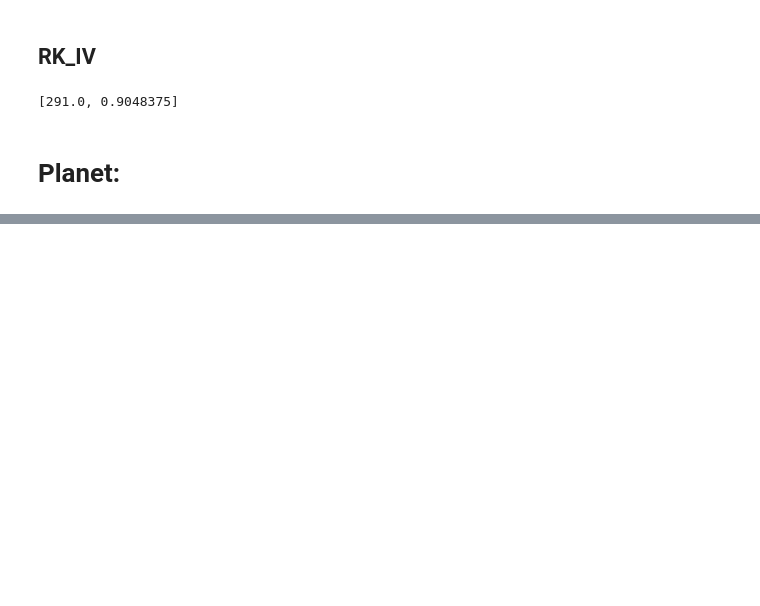
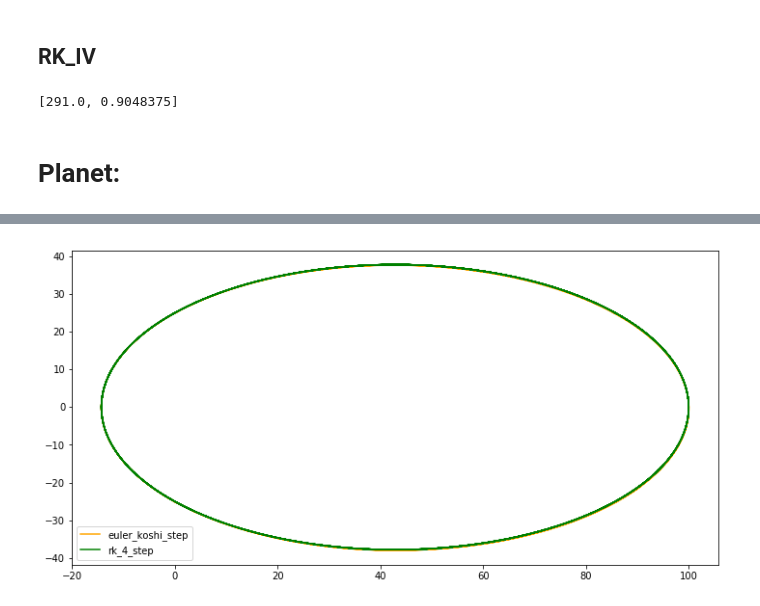
Before and after one commit to Kolsha/data_processing, a Jupyter notebook: 6task.ipynb, the cells around one changed output, grey strips where cells are left out. Drawn from its saved outputs; the diff is of its cells as text; code cells hidden in the pictures; blank space fills up the shorter version.

```diff
--- a/6task.ipynb
+++ b/6task.ipynb
@@ -129,0 +156,11 @@ plt.show()
+# %%
+plt.figure(figsize=(12, 6))
+#plt.plot(e_res_x, e_res_y, color='blue', label='euler_step')
+
+plt.plot(ek_res_x, ek_res_y, color='orange', label='euler_koshi_step')
+
+plt.plot(rk4_res_x, rk4_res_y, color='green', label='rk_4_step')
+plt.legend(loc="lower left")
+plt.show()
+# %% [output]
+[figure, added]
```
Also changed, not shown: parts of 6 cells of this notebook, 2 other files.
